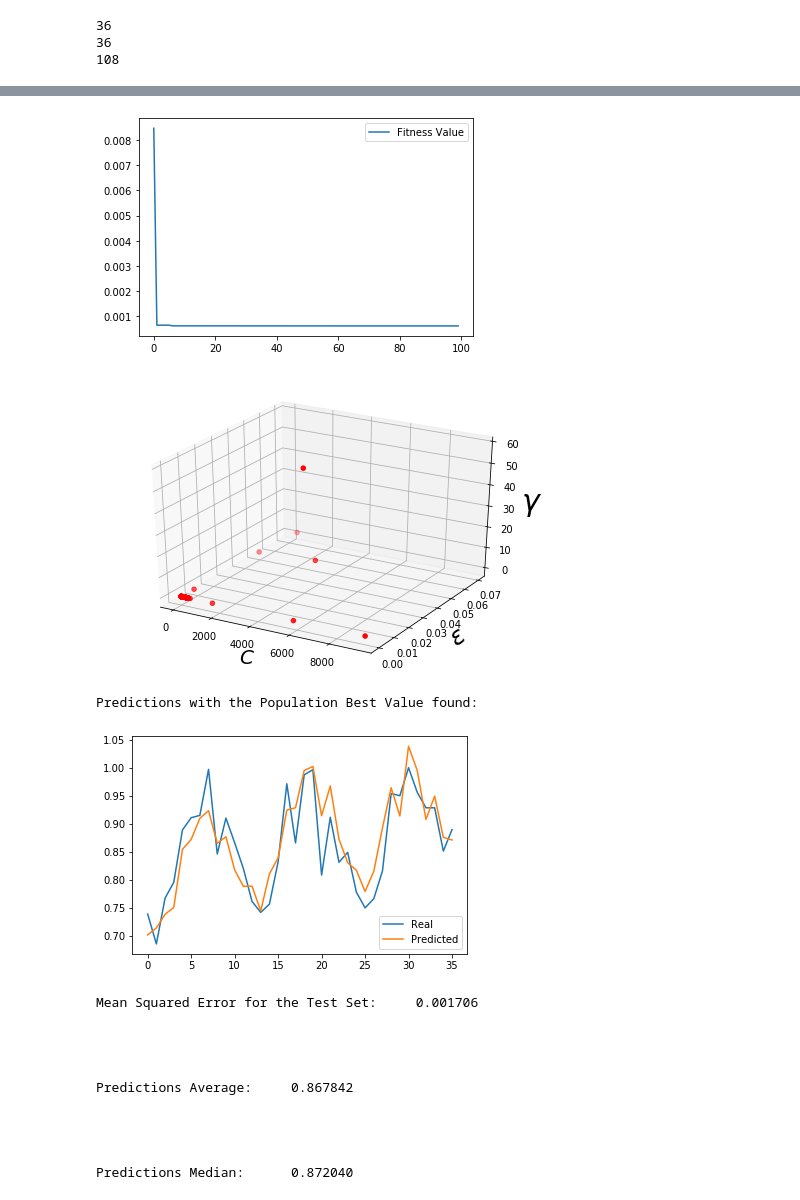
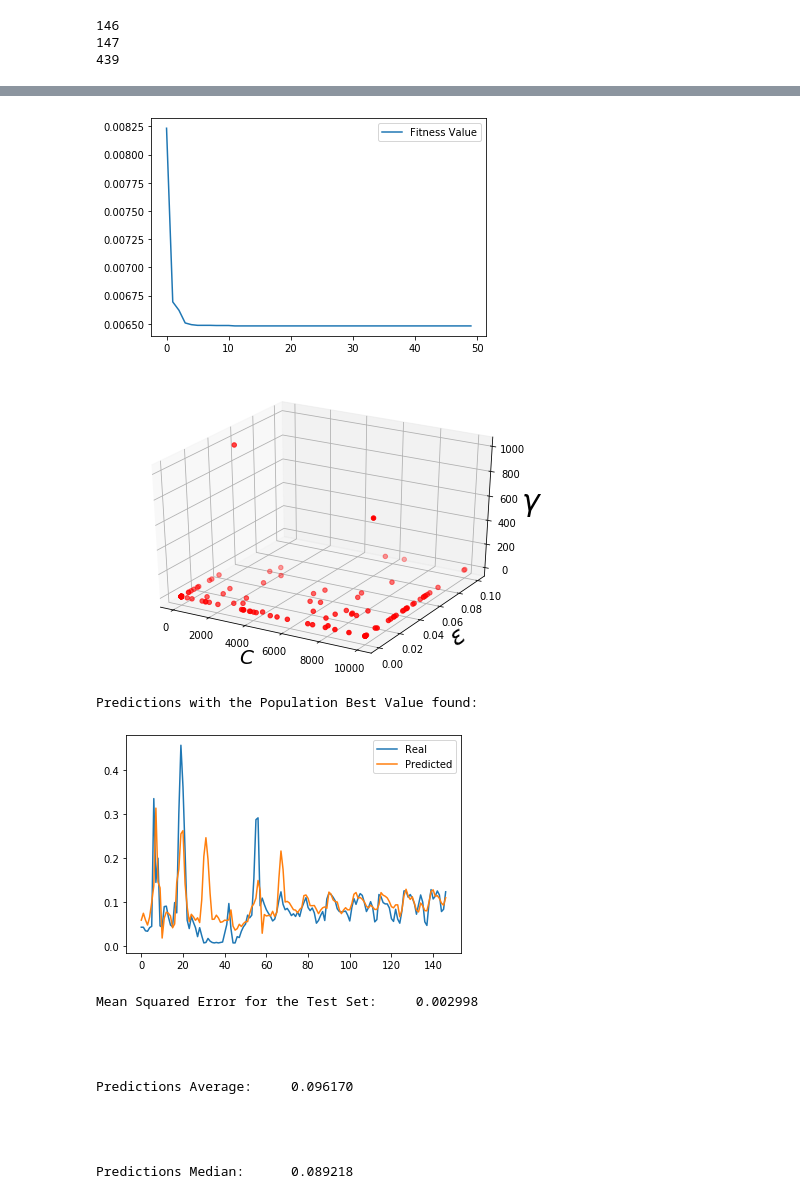
Before and after one commit to rbbh/Forecasting-Time-Series-with-Algorithm-Ensembling, a Jupyter notebook: SVR_+_PSO.ipynb, the cells around one changed output, grey strips where cells are left out. Saved outputs shown, nothing was run; the diff lists cells and outputs as text; code cells hidden in the pictures.

Commit message:
Tests with "Colorado_River" data base (complete).

```diff
--- a/SVR_+_PSO.ipynb
+++ b/SVR_+_PSO.ipynb
@@ -22,10 +22,10 @@ import pandas as pd
 #data = pd.read_csv(io.BytesIO(uploaded['airlines2.txt']))
 #data = pd.read_csv(io.BytesIO(uploaded['DadosONS.txt']))
 #data = pd.read_csv(io.BytesIO(uploaded['carsales.txt']))
-#data = pd.read_csv(io.BytesIO(uploaded['coloradoRiver.txt']))
+data = pd.read_csv(io.BytesIO(uploaded['coloradoRiver.txt']))
 #data = pd.read_csv(io.BytesIO(uploaded['accidentalDeathUSA.txt']))
 #data = pd.read_csv(io.BytesIO(uploaded['electric.txt']))
-data = pd.read_csv(io.BytesIO(uploaded['gas.txt']))
+#data = pd.read_csv(io.BytesIO(uploaded['gas.txt']))
 #data = pd.read_csv(io.BytesIO(uploaded['lakeerie.txt']))
 #data = pd.read_csv(io.BytesIO(uploaded['milk.txt']))
 #data = pd.read_csv(io.BytesIO(uploaded['redwine.txt']))
@@ -87,9 +87,9 @@ print(len(y_val))
 print(len(y_test))
 print(len(y_train))
 # %% [output]
-36
-36
-108
+146
+147
+439
 # %%
 def pso(n_particles, iterations, dimensions, inertia):
 
@@ -286,5 +286,5 @@ def evaluate(predictions):
     print('\n')
     print('\n')
 # %%
-pso(120, 100, 3, 1)
+pso(120, 50, 3, 1)
 # %% [output]
@@ -309,16 +309,16 @@ Group Best configuration found:
-[figure, old version]
+[figure, new version]
-[figure, old version]
+[figure, new version]
 Predictions with the Population Best Value found:
-[figure, old version]
+[figure, new version]
-Mean Squared Error for the Test Set:     0.001706
+Mean Squared Error for the Test Set:     0.002998
 
 
 
 
-Predictions Average:     0.867842
+Predictions Average:     0.096170
 
 
 
 
-Predictions Median:      0.872040
+Predictions Median:      0.089218
 # %%
```
Also changed, not shown: parts of 8 cells of this notebook.
